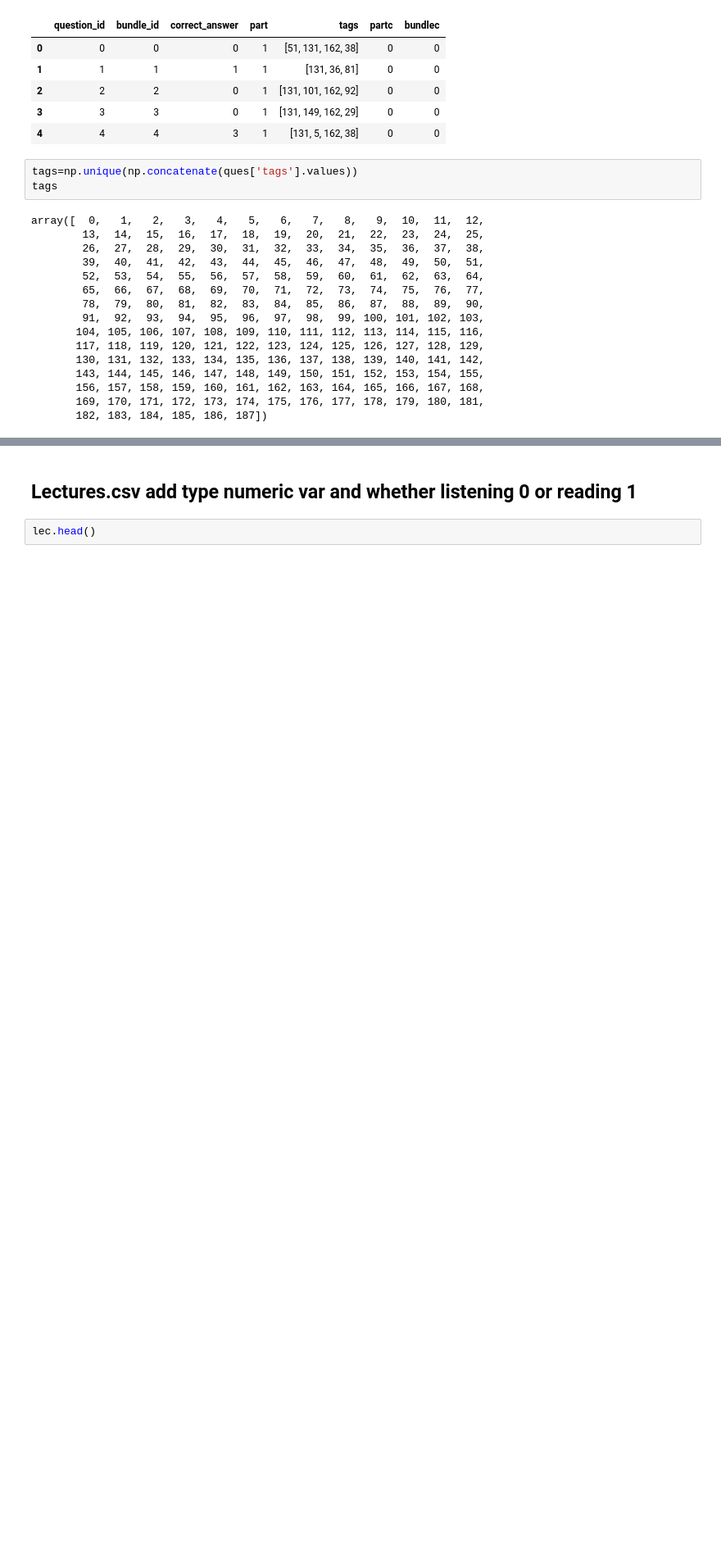
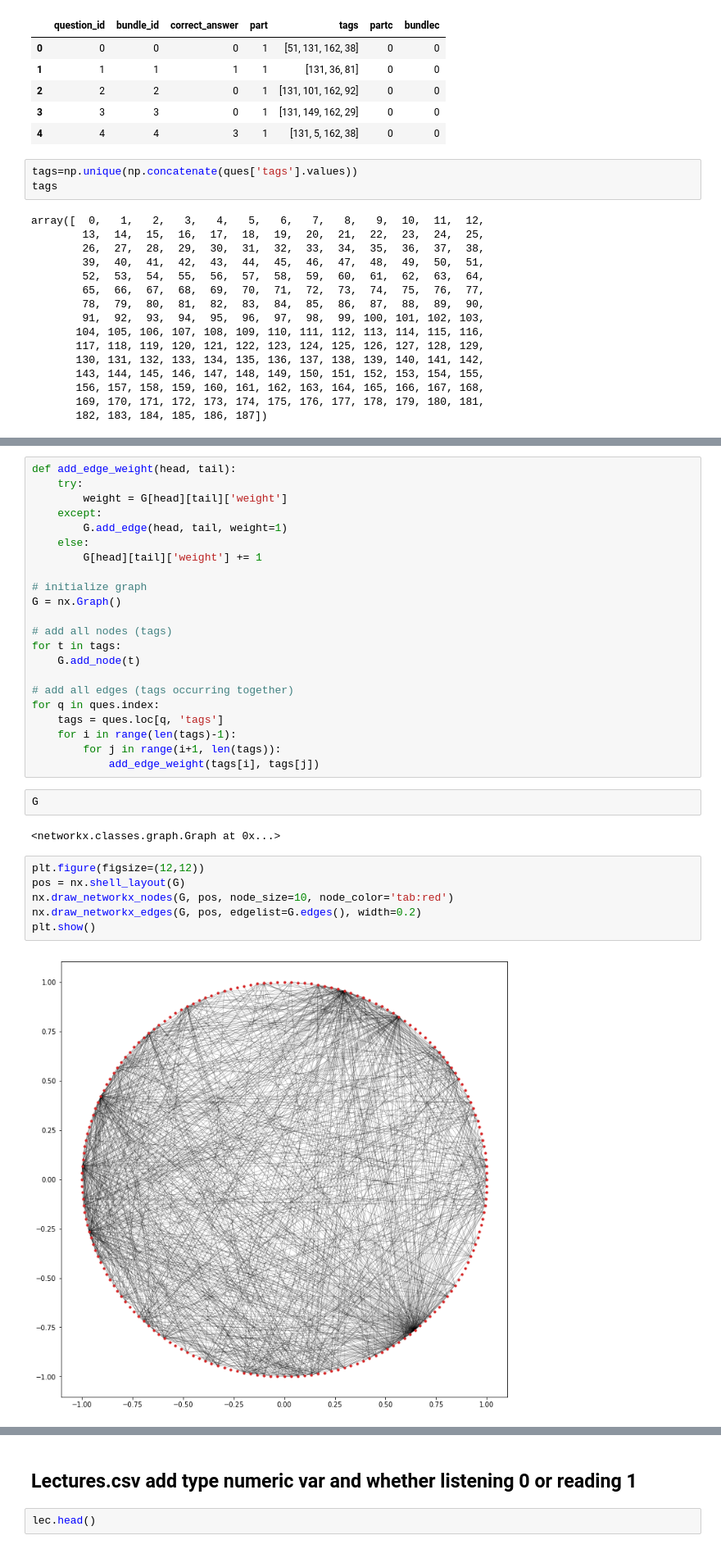
Before and after one commit to JiaxiYang1992/Kaggle-Riiid-, a Jupyter notebook: EDA/Kaggle Jiaxi.ipynb, the cells around one changed output, grey strips where cells are left out. Shown at 82% size. Cells and saved outputs as stored; diff of their text form; blank space fills up the shorter version.

```diff
--- a/EDA/Kaggle Jiaxi.ipynb
+++ b/EDA/Kaggle Jiaxi.ipynb
@@ -114,0 +174,34 @@ array([  0,   1,   2,   3,   4,   5,   6,   7,   8,   9,  10,  11,  12,
+# %%
+def add_edge_weight(head, tail):
+    try:
+        weight = G[head][tail]['weight']
+    except:
+        G.add_edge(head, tail, weight=1)
+    else:
+        G[head][tail]['weight'] += 1
+
+# initialize graph
+G = nx.Graph()
+
+# add all nodes (tags)
+for t in tags:
+    G.add_node(t)
+
+# add all edges (tags occurring together)
+for q in ques.index:
+    tags = ques.loc[q, 'tags']
+    for i in range(len(tags)-1):
+        for j in range(i+1, len(tags)):
+            add_edge_weight(tags[i], tags[j])
+# %%
+G
+# %% [output]
+<networkx.classes.graph.Graph at 0x...>
+# %%
+plt.figure(figsize=(12,12))
+pos = nx.shell_layout(G)
+nx.draw_networkx_nodes(G, pos, node_size=10, node_color='tab:red')
+nx.draw_networkx_edges(G, pos, edgelist=G.edges(), width=0.2)
+plt.show()
+# %% [output]
+[figure, added]
```
Also changed, not shown: parts of 53 cells of this notebook.
